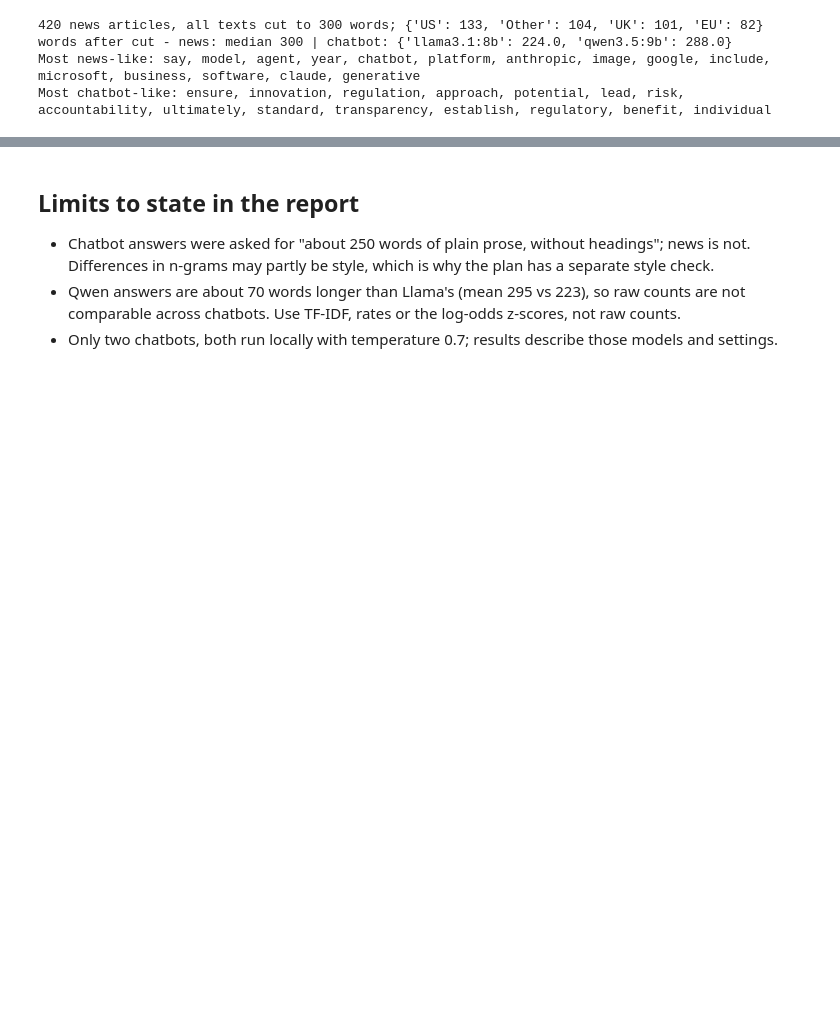
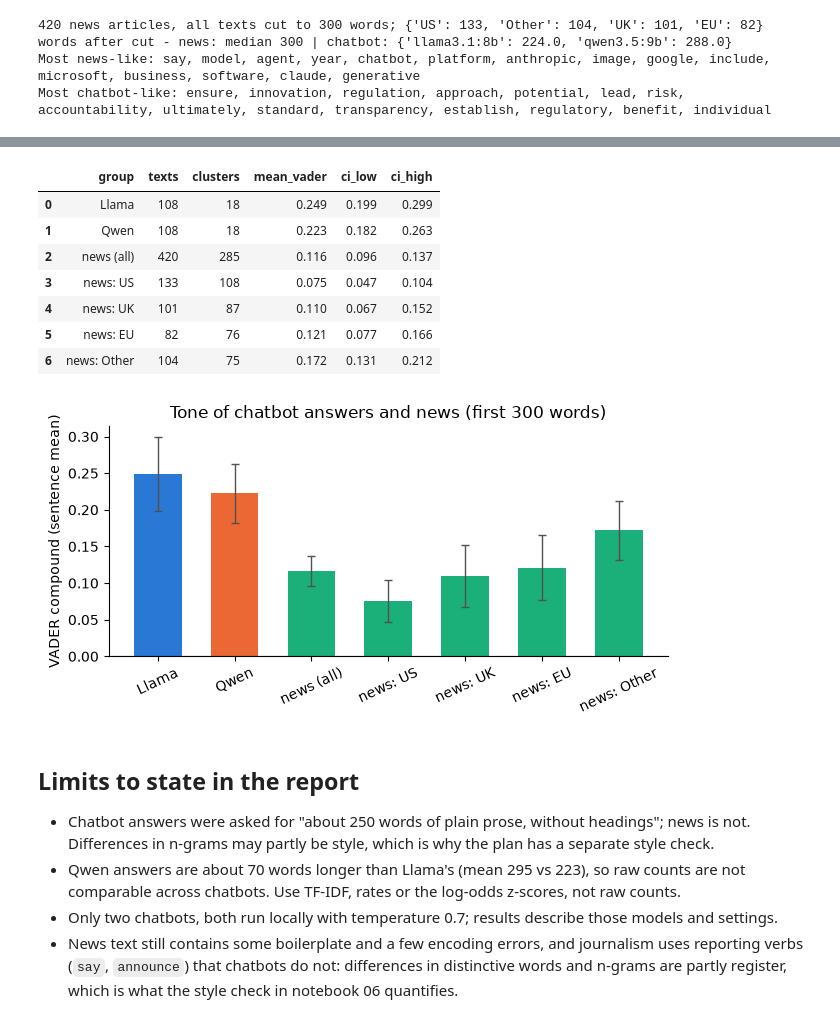
Before and after one commit to Annjnk/Text-Analytics-NLP-CA, a Jupyter notebook: 02_chatbot_text_analysis.ipynb, the cells around one changed output, grey strips where cells are left out. Drawn from its saved outputs; the diff is of its cells as text; code cells hidden in the pictures; blank space fills up the shorter version.

```diff
--- a/02_chatbot_text_analysis.ipynb
+++ b/02_chatbot_text_analysis.ipynb
@@ -272,0 +336,10 @@ Most chatbot-like: ensure, innovation, regulation, approach, potential, lead, ri
+# %%
+if NEWS_CSV.exists():
+    col_n = []
+    for r, g in [("all", news)] + [(r, news[news.region == r]) for r in ["US", "UK", "EU", "Other"]]:
+        t = collocations(g["tokens"].tolist(), k=15); t.insert(0, "region", r); col_n.append(t)
+    colloc_news = pd.concat(col_n, ignore_index=True); colloc_news.to_csv(OUT / "collocations_news.csv", index=False)
+    display(colloc_news[colloc_news.region == "all"])
+    key = lambda pairs: {" ".join(sorted(p.split())) for p in pairs}
+    top_c = key(collocations(ans["tokens_cut"].tolist(), k=40)["pair"]); top_n = key(collocations(news["tokens"].tolist(), k=40)["pair"])
+    print("pairs in the top 40 of BOTH chatbots and news:", sorted(top_c & top_n) or "none")
@@ -273,5 +367,39 @@ Most chatbot-like: ensure, innovation, regulation, approach, potential, lead, ri
+# %%
+if NEWS_CSV.exists():
+    ans["vader_cut"] = ans["answer"].map(lambda t: sentence_compound(" ".join(t.split()[:MAX_WORDS])))
+    news["vader"] = news["text"].map(lambda t: sentence_compound(" ".join(t.split()[:MAX_WORDS])))
+    def cboot(values, clusters, n=5000):
+        g = pd.Series(np.asarray(values)).groupby(pd.Series(np.asarray(clusters))); sums, cnts = g.sum().to_numpy(), g.count().to_numpy()
+        idx = rng.integers(0, len(sums), (n, len(sums))); b = sums[idx].sum(axis=1) / cnts[idx].sum(axis=1)
+        return np.mean(values), *np.percentile(b, [2.5, 97.5])
+    groups = {"Llama": (ans[ans.chatbot == "llama3.1:8b"]["vader_cut"], ans[ans.chatbot == "llama3.1:8b"]["question_id"]),
+              "Qwen": (ans[ans.chatbot == "qwen3.5:9b"]["vader_cut"], ans[ans.chatbot == "qwen3.5:9b"]["question_id"]),
+              "news (all)": (news["vader"], news["outlet"]), **{f"news: {r}": (news[news.region == r]["vader"], news[news.region == r]["outlet"]) for r in ["US", "UK", "EU", "Other"]}}
+    rows = []
+    for g, (v, c) in groups.items():
+        m, lo_, hi_ = cboot(v, c); rows.append({"group": g, "texts": len(v), "clusters": c.nunique(), "mean_vader": m, "ci_low": lo_, "ci_high": hi_})
+    vader_cmp = pd.DataFrame(rows).round(3); vader_cmp.to_csv(OUT / "vader_news_vs_chatbot.csv", index=False)
+    display(vader_cmp)
+
+    fig, ax = plt.subplots(figsize=(6.5, 3.4)); cols = ["#2a78d6", "#eb6834"] + ["#1baf7a"] * 5
+    ax.bar(vader_cmp["group"], vader_cmp["mean_vader"], color=cols, width=0.62)
+    ax.errorbar(vader_cmp["group"], vader_cmp["mean_vader"], yerr=[vader_cmp["mean_vader"] - vader_cmp["ci_low"], vader_cmp["ci_high"] - vader_cmp["mean_vader"]], fmt="none", ecolor="#52514e", capsize=3, lw=1)
+    ax.axhline(0, color="#52514e", lw=0.8); ax.set_ylabel("VADER compound (sentence mean)"); ax.set_title("Tone of chatbot answers and news (first 300 words)")
+    ax.tick_params(axis="x", labelrotation=25); ax.spines[["top", "right"]].set_visible(False)
+    fig.tight_layout(); fig.savefig(OUT / "vader_news_vs_chatbot.png", dpi=200); plt.show()
+# %% [output]
+|  | group | texts | clusters | mean_vader | ci_low | ci_high |
+| 0 | Llama | 108 | 18 | 0.249 | 0.199 | 0.299 |
+| 1 | Qwen | 108 | 18 | 0.223 | 0.182 | 0.263 |
+| 2 | news (all) | 420 | 285 | 0.116 | 0.096 | 0.137 |
+| 3 | news: US | 133 | 108 | 0.075 | 0.047 | 0.104 |
+| 4 | news: UK | 101 | 87 | 0.110 | 0.067 | 0.152 |
+| 5 | news: EU | 82 | 76 | 0.121 | 0.077 | 0.166 |
+| 6 | news: Other | 104 | 75 | 0.172 | 0.131 | 0.212 |
+[figure, added]
 # %% [markdown]
 ## Limits to state in the report
 - Chatbot answers were asked for "about 250 words of plain prose, without headings"; news is not. Differences in n-grams may partly be style, which is why the plan has a separate style check.
 - Qwen answers are about 70 words longer than Llama's (mean 295 vs 223), so raw counts are not comparable across chatbots. Use TF-IDF, rates or the log-odds z-scores, not raw counts.
 - Only two chatbots, both run locally with temperature 0.7; results describe those models and settings.
+- News text still contains some boilerplate and a few encoding errors, and journalism uses reporting verbs (`say`, `announce`) that chatbots do not: differences in distinctive words and n-grams are partly register, which is what the style check in notebook 06 quantifies.
```
Also changed, not shown: parts of 7 cells of this notebook, 6 other files.
